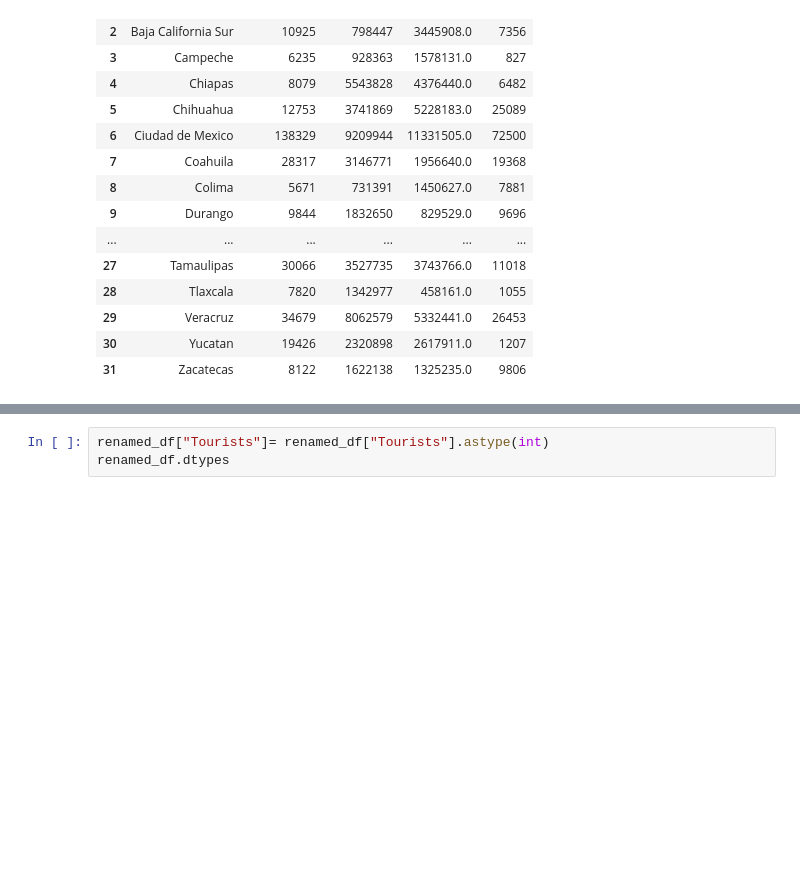
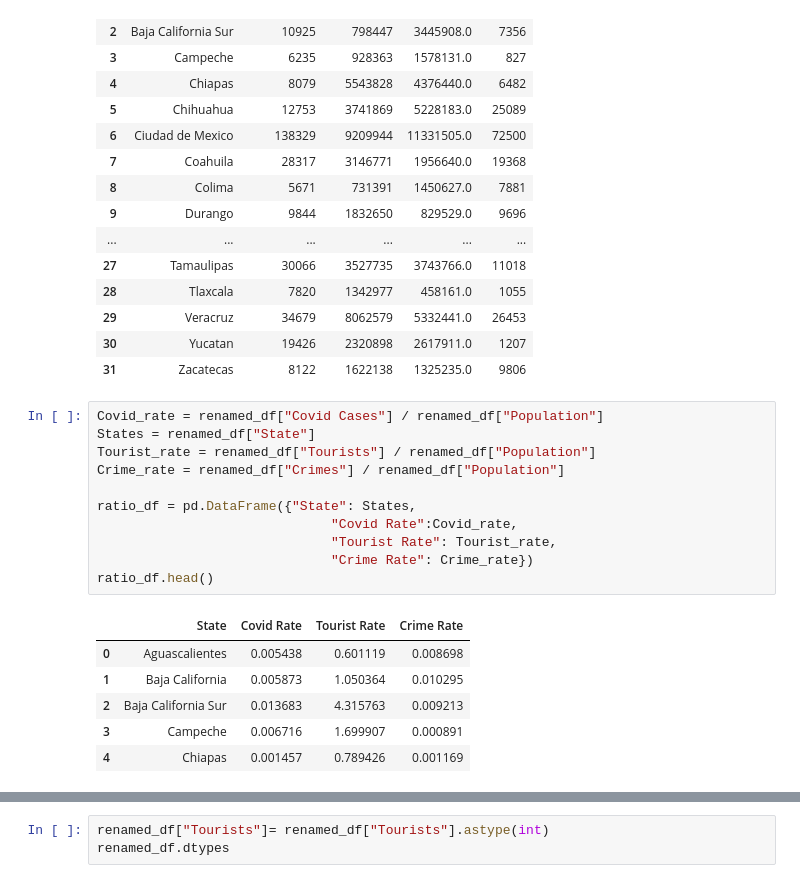
Before and after one commit to robmir22/Project1_Pygmalion, a Jupyter notebook: Project_Pygmalion.ipynb, the cells around one changed output, grey strips where cells are left out. Saved outputs shown, nothing was run; the diff lists cells and outputs as text; blank space fills up the shorter version.

```diff
--- a/Project_Pygmalion.ipynb
+++ b/Project_Pygmalion.ipynb
@@ -531,3 +541,21 @@ renamed_df
 | 29 | Veracruz | 34679 | 8062579 | 5332441.0 | 26453 |
 | 30 | Yucatan | 19426 | 2320898 | 2617911.0 | 1207 |
 | 31 | Zacatecas | 8122 | 1622138 | 1325235.0 | 9806 |
+# %%
+Covid_rate = renamed_df["Covid Cases"] / renamed_df["Population"]
+States = renamed_df["State"]
+Tourist_rate = renamed_df["Tourists"] / renamed_df["Population"]
+Crime_rate = renamed_df["Crimes"] / renamed_df["Population"]
+
+ratio_df = pd.DataFrame({"State": States,
+                              "Covid Rate":Covid_rate,
+                              "Tourist Rate": Tourist_rate,
+                              "Crime Rate": Crime_rate})
+ratio_df.head()
+# %% [output]
+|  | State | Covid Rate | Tourist Rate | Crime Rate |
+| 0 | Aguascalientes | 0.005438 | 0.601119 | 0.008698 |
+| 1 | Baja California | 0.005873 | 1.050364 | 0.010295 |
+| 2 | Baja California Sur | 0.013683 | 4.315763 | 0.009213 |
+| 3 | Campeche | 0.006716 | 1.699907 | 0.000891 |
+| 4 | Chiapas | 0.001457 | 0.789426 | 0.001169 |
```
Also changed, not shown: parts of 25 cells of this notebook, 2 other files.
